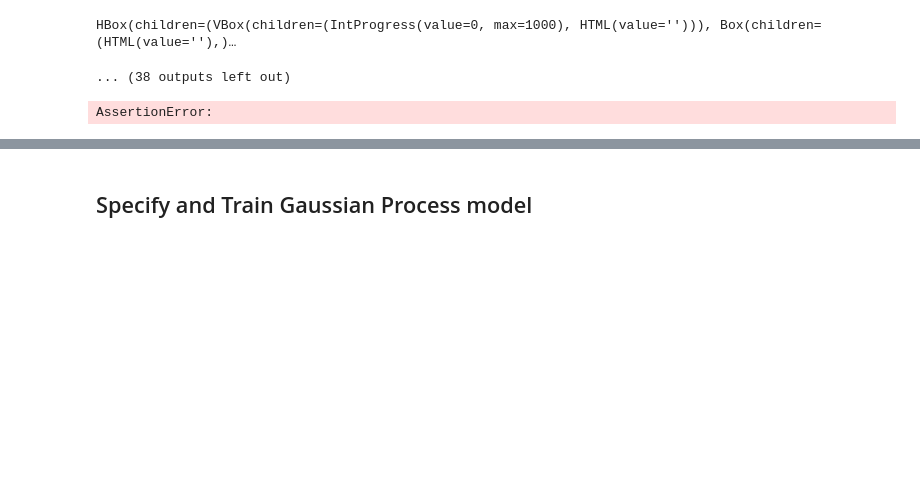
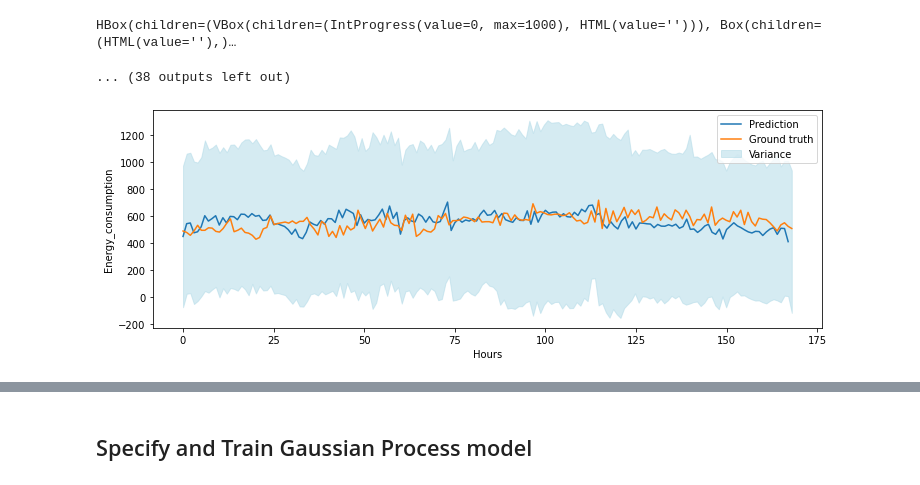
Before and after one commit to mdeppner/energy_demand_prediction_for_buildings, a Jupyter notebook: notebooks/Gaussian Processes Demand Prediction.ipynb, the cells around one changed output, grey strips where cells are left out. Saved outputs shown, nothing was run; the diff lists cells and outputs as text; code cells hidden in the pictures; blank space fills up the shorter version.

```diff
--- a/notebooks/Gaussian Processes Demand Prediction.ipynb
+++ b/notebooks/Gaussian Processes Demand Prediction.ipynb
@@ -599,20 +594,27 @@ transforming highest correlated dfs
 Training model ....
 HBox(children=(VBox(children=(IntProgress(value=0, max=1000), HTML(value=''))), Box(children=(HTML(value=''),)…
 ... (38 outputs left out)
-# %%
-assert False
-# %% [output]
-AssertionError:
+# %%
+with open('../data/predictions/transformed/mean_Eagle_health_Lucinda.pkl', 'rb') as inp:
+        trans_mean = pickle.load(inp)
+
+with open('../data/predictions/transformed/var_Eagle_health_Lucinda.pkl', 'rb') as inp:
+        trans_var = pickle.load(inp)
+
+with open('../data/predictions/transformed/orig_Eagle_health_Lucinda.pkl', 'rb') as inp:
+        trans_orig = pickle.load(inp)
 # %%
 
-x = np.linspace(0, np.size(mean), np.size(mean))
+x = np.linspace(0, np.size(trans_mean), np.size(trans_mean))
 
 plt.figure(figsize=(12,4))
 plt.xlabel('Hours')
 plt.ylabel('Energy_consumption')
 
-plt.plot(x, mean, label='Prediction')
-plt.plot(x, test_meter[0:200], label='Ground truth')
-plt.fill_between(x, (mean - var).flatten(), (mean + var).flatten(), color='lightblue', alpha=0.5, label='Variance')
+plt.plot(trans_mean, label='Prediction')
+plt.plot(x, trans_orig[0:200], label='Ground truth')
+plt.fill_between(x, (trans_mean - trans_var).flatten(), (trans_mean + trans_var).flatten(), color='lightblue', alpha=0.5, label='Variance')
 plt.legend()
 plt.show()
+# %% [output]
+[figure, added]
```
Also changed, not shown: parts of 19 cells of this notebook, 2 other files.
